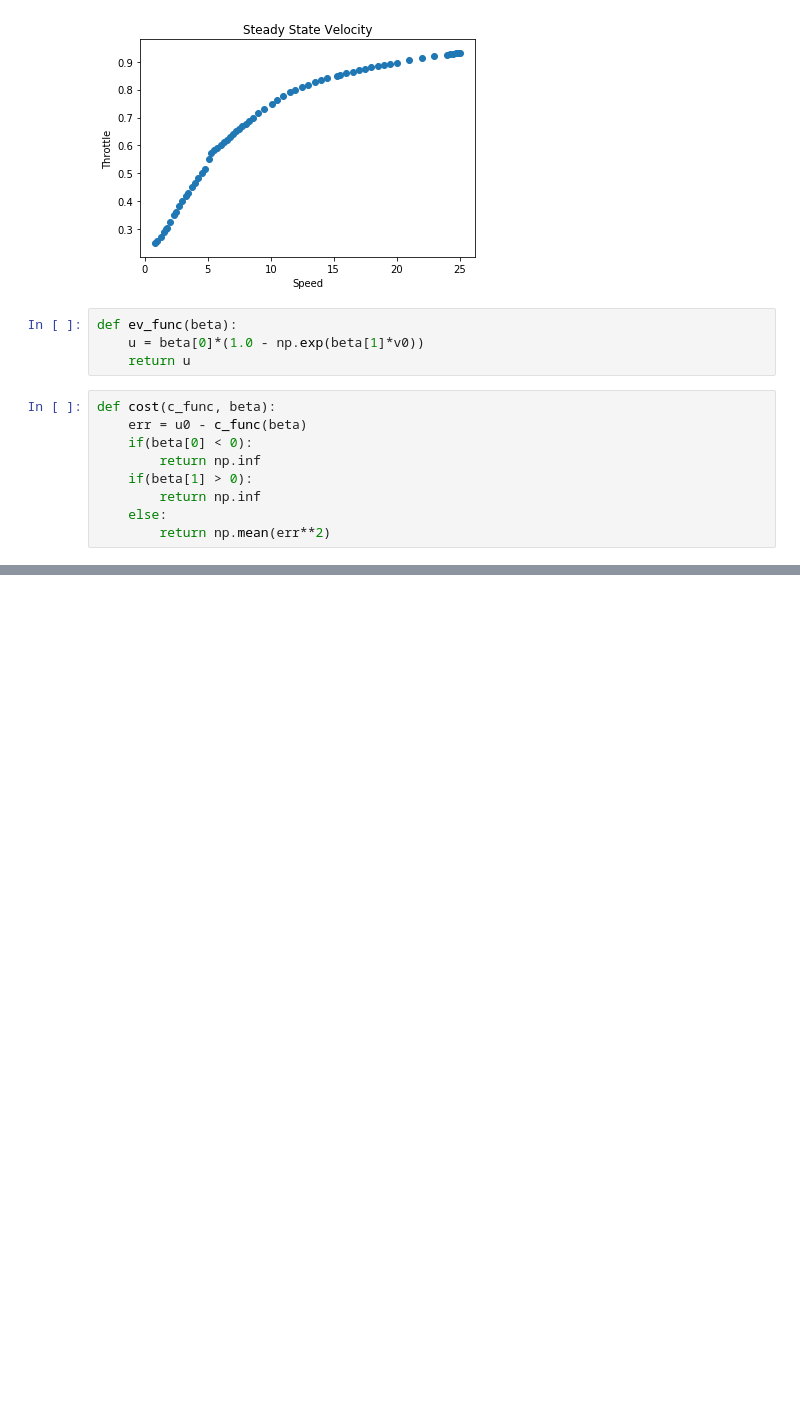
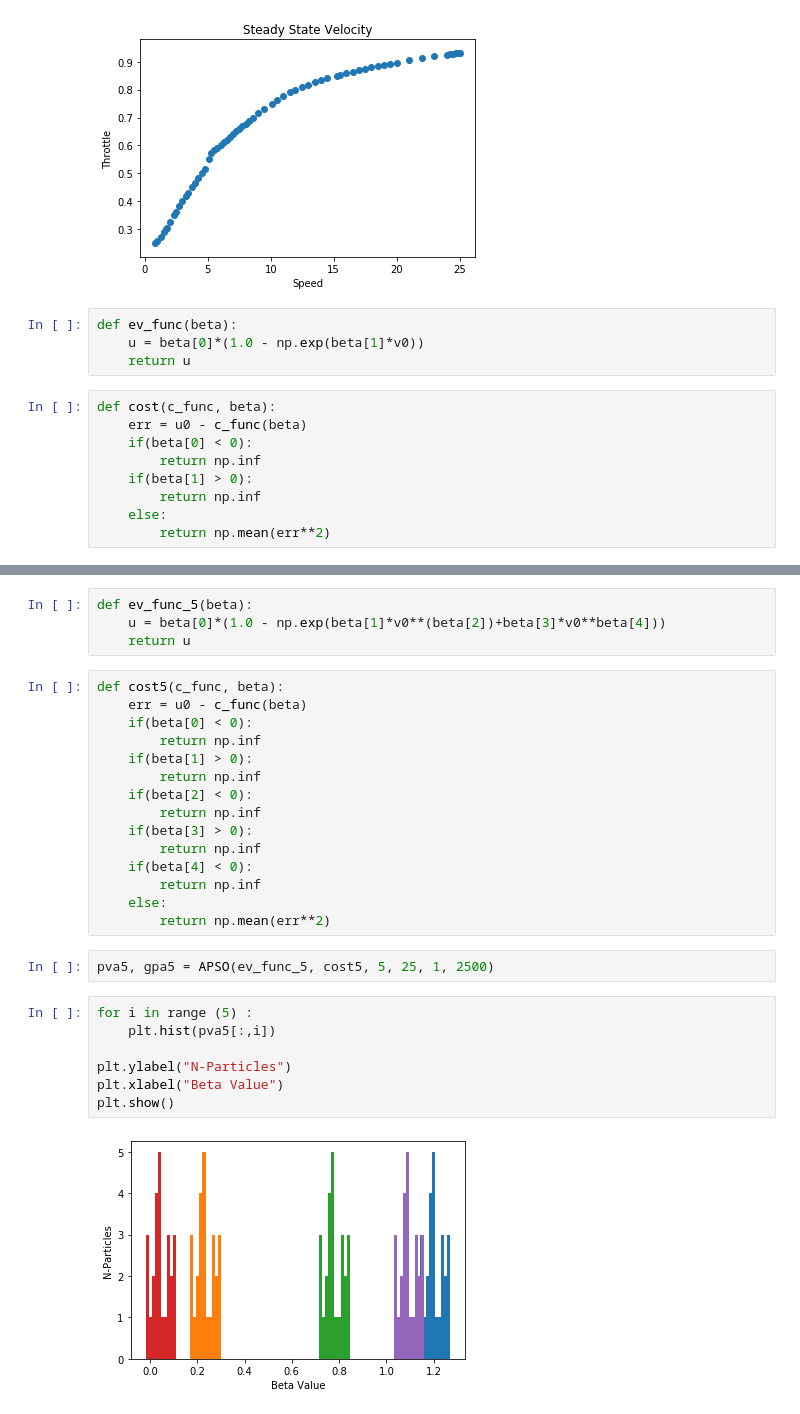
Before and after one commit to Vermillord/KP_Codes, a Jupyter notebook: KP_Notes.ipynb, the cells around one changed output, grey strips where cells are left out. Drawn from its saved outputs; the diff is of its cells as text; blank space fills up the shorter version.

```diff
--- a/KP_Notes.ipynb
+++ b/KP_Notes.ipynb
@@ -1092,0 +1089,30 @@ plt.show()
+# %%
+def ev_func_5(beta):
+    u = beta[0]*(1.0 - np.exp(beta[1]*v0**(beta[2])+beta[3]*v0**beta[4]))
+    return u
+# %%
+def cost5(c_func, beta):
+    err = u0 - c_func(beta)
+    if(beta[0] < 0):
+        return np.inf
+    if(beta[1] > 0):
+        return np.inf
+    if(beta[2] < 0):
+        return np.inf
+    if(beta[3] > 0):
+        return np.inf
+    if(beta[4] < 0):
+        return np.inf
+    else:
+        return np.mean(err**2)
+# %%
+pva5, gpa5 = APSO(ev_func_5, cost5, 5, 25, 1, 2500)
+# %%
+for i in range (5) :
+    plt.hist(pva5[:,i])
+
+plt.ylabel("N-Particles")
+plt.xlabel("Beta Value")
+plt.show()
+# %% [output]
+[figure, added]
```
Also changed, not shown: parts of 8 cells of this notebook.
